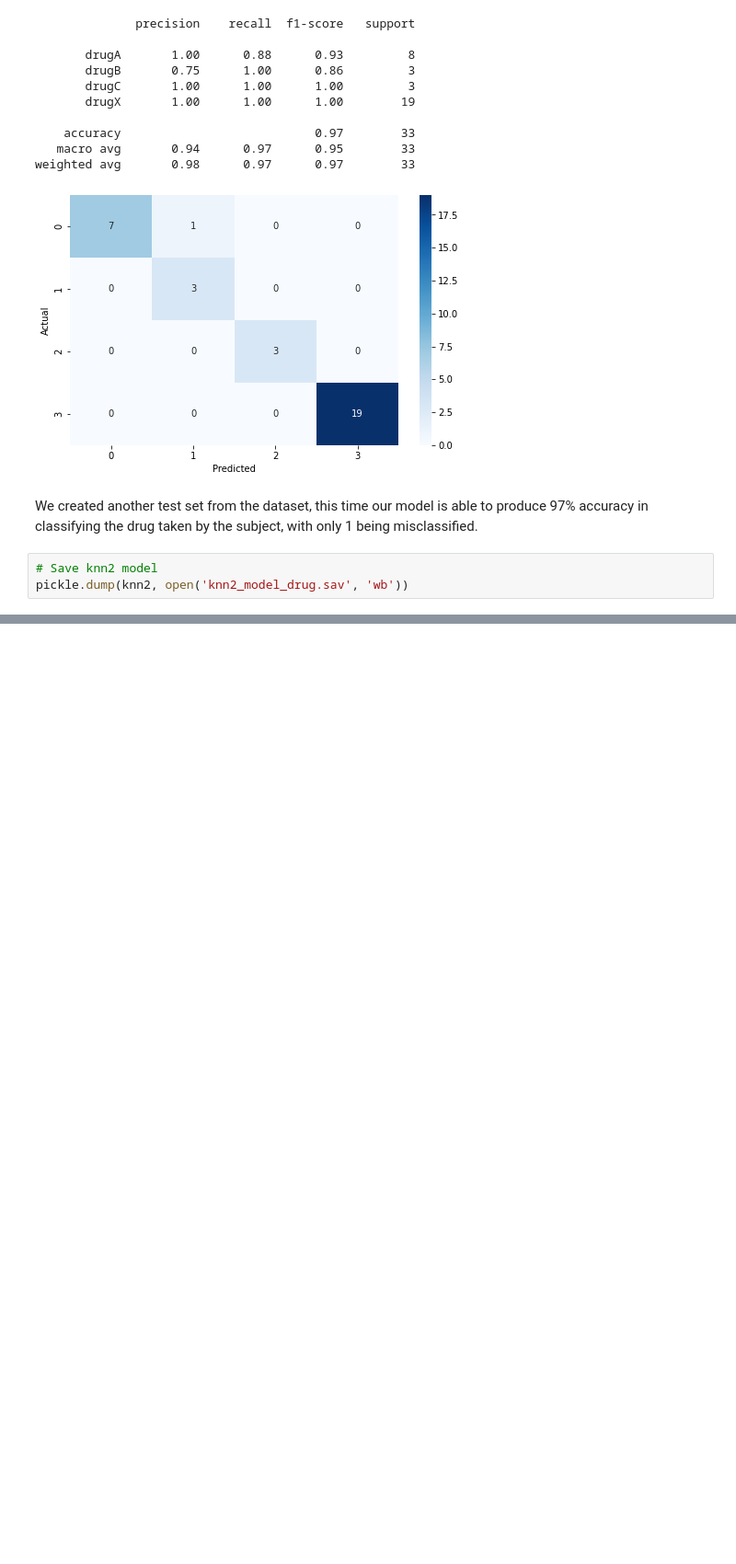
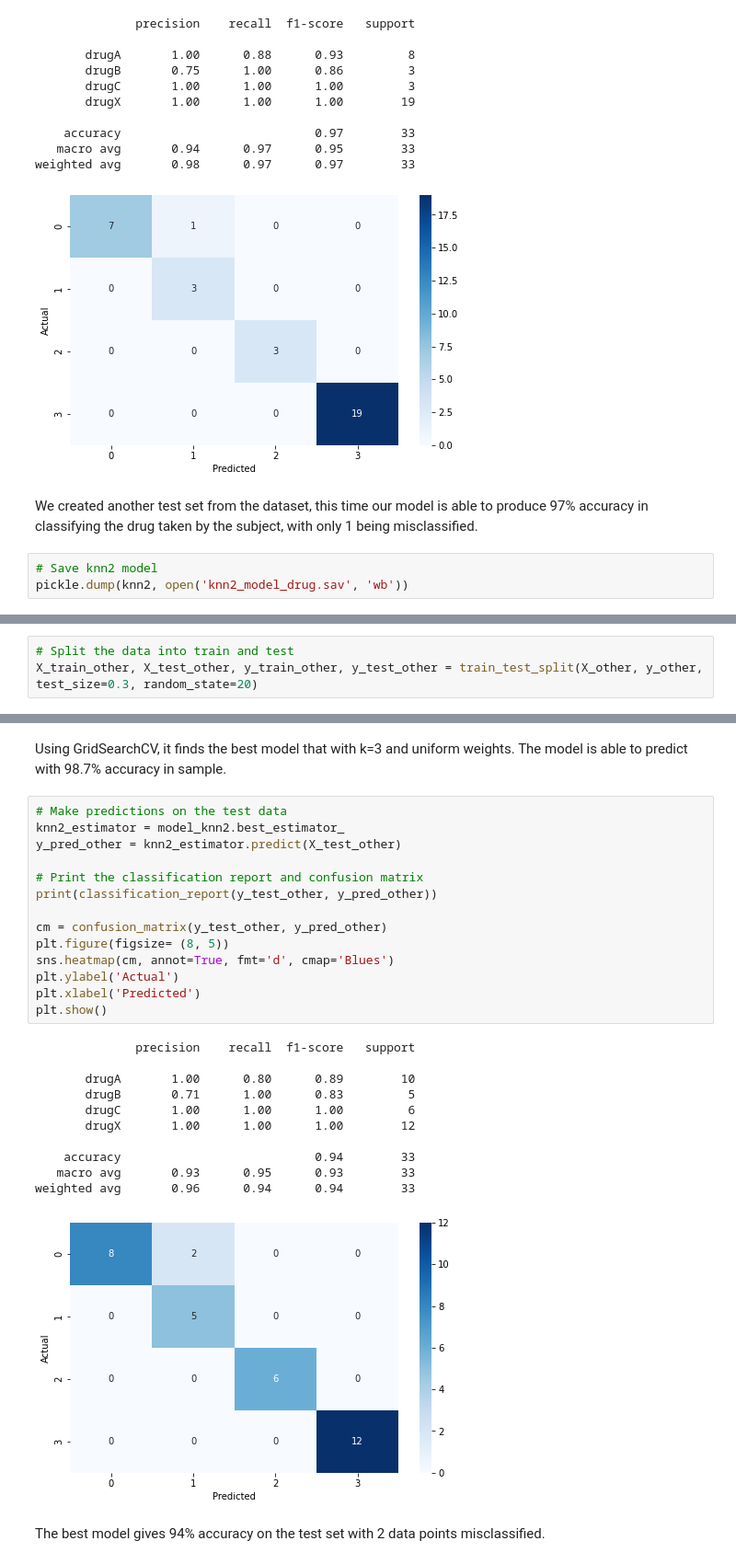
Before and after one commit to Kevin-qt/DrugABC-Classification, a Jupyter notebook: kNN_model.ipynb, the cells around one changed output, grey strips where cells are left out. Shown at 92% size. Saved outputs shown, nothing was run; the diff lists cells and outputs as text; blank space fills up the shorter version.

```diff
--- a/kNN_model.ipynb
+++ b/kNN_model.ipynb
@@ -497,0 +558,3 @@ pickle.dump(knn2, open('knn2_model_drug.sav', 'wb'))
+# %%
+# Split the data into train and test
+X_train_other, X_test_other, y_train_other, y_test_other = train_test_split(X_other, y_other, test_size=0.3, random_state=20)
@@ -497,0 +581,30 @@ pickle.dump(knn2, open('knn2_model_drug.sav', 'wb'))
+# %% [markdown]
+Using GridSearchCV, it finds the best model that with k=3 and uniform weights. The model is able to predict with 98.7% accuracy in sample.
+# %%
+# Make predictions on the test data
+knn2_estimator = model_knn2.best_estimator_
+y_pred_other = knn2_estimator.predict(X_test_other)
+
+# Print the classification report and confusion matrix
+print(classification_report(y_test_other, y_pred_other))
+
+cm = confusion_matrix(y_test_other, y_pred_other)
+plt.figure(figsize= (8, 5))
+sns.heatmap(cm, annot=True, fmt='d', cmap='Blues')
+plt.ylabel('Actual')
+plt.xlabel('Predicted')
+plt.show()
+# %% [output]
+              precision    recall  f1-score   support
+
+       drugA       1.00      0.80      0.89        10
+       drugB       0.71      1.00      0.83         5
+       drugC       1.00      1.00      1.00         6
+       drugX       1.00      1.00      1.00        12
+
+    accuracy                           0.94        33
+   macro avg       0.93      0.95      0.93        33
+weighted avg       0.96      0.94      0.94        33
+[figure, added]
+# %% [markdown]
+The best model gives 94% accuracy on the test set with 2 data points misclassified.
```
Also changed, not shown: parts of 13 cells of this notebook.
